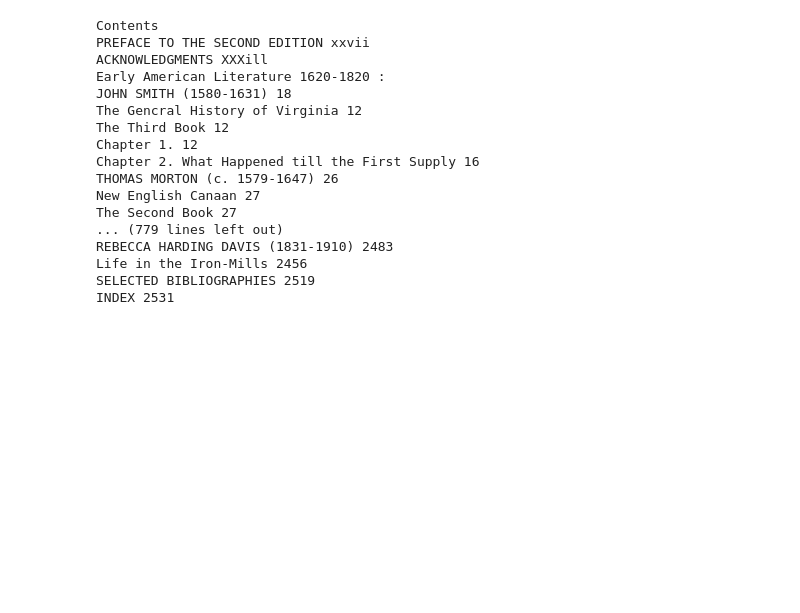
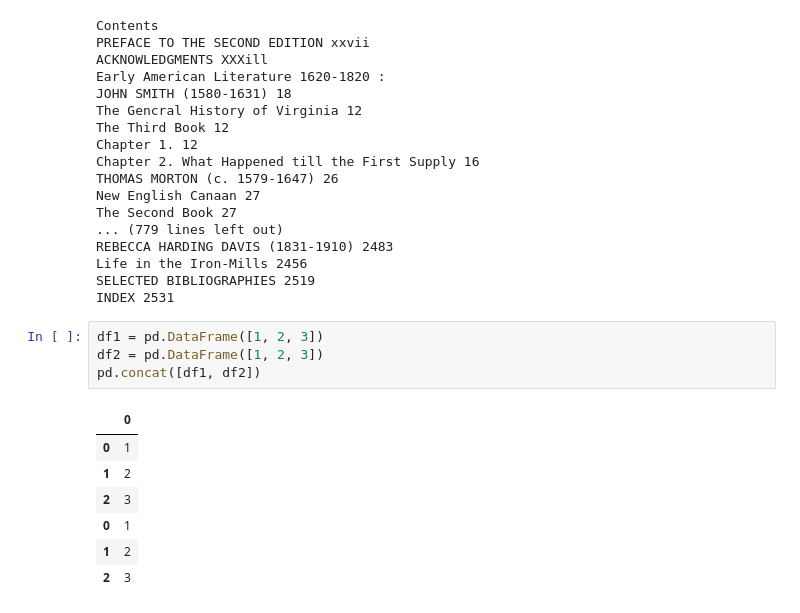
Before and after one commit to a1romero/canons, a Jupyter notebook: norton.ipynb, the cells around one changed output. Saved outputs shown, nothing was run; the diff lists cells and outputs as text; blank space fills up the shorter version.

Commit message:
fixed pd.concat()

```diff
--- a/norton.ipynb
+++ b/norton.ipynb
@@ -102,3 +102,15 @@ REBECCA HARDING DAVIS (1831-1910) 2483
 Life in the Iron-Mills 2456
 SELECTED BIBLIOGRAPHIES 2519
 INDEX 2531
+# %%
+df1 = pd.DataFrame([1, 2, 3])
+df2 = pd.DataFrame([1, 2, 3])
+pd.concat([df1, df2])
+# %% [output]
+|  | 0 |
+| 0 | 1 |
+| 1 | 2 |
+| 2 | 3 |
+| 0 | 1 |
+| 1 | 2 |
+| 2 | 3 |
```
Also changed, not shown: parts of 1 cell of this notebook, 2 other files.
